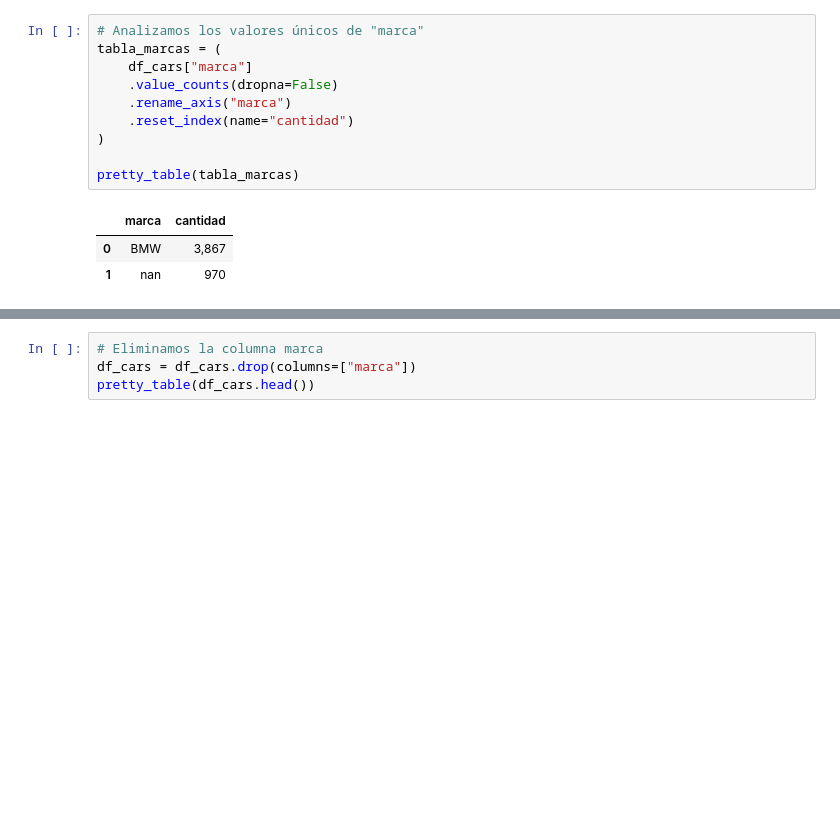
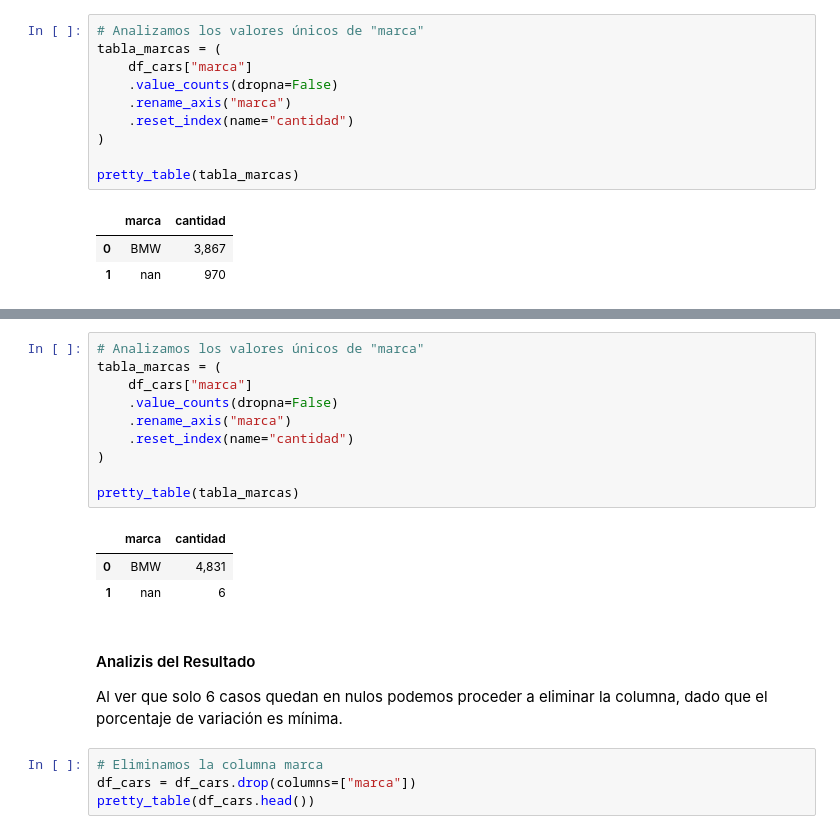
Before and after one commit to JuanCeruso/DataPreparation, a Jupyter notebook: DataPreparation.ipynb, the cells around one changed output, grey strips where cells are left out. Drawn from its saved outputs; the diff is of its cells as text; blank space fills up the shorter version.

```diff
--- a/DataPreparation.ipynb
+++ b/DataPreparation.ipynb
@@ -272,3 +282,21 @@ Como la variable presenta un único valor, el cual no aporta información a la p
+# %%
+# Analizamos los valores únicos de "marca"
+tabla_marcas = (
+    df_cars["marca"]
+    .value_counts(dropna=False)
+    .rename_axis("marca")
+    .reset_index(name="cantidad")
+)
+
+pretty_table(tabla_marcas)
+# %% [output]
+|  | marca | cantidad |
+| 0 | BMW | 4,831 |
+| 1 | nan | 6 |
+# %% [markdown]
+#### Analizis del Resultado
+
+Al ver que solo 6 casos quedan en nulos podemos proceder a eliminar la columna, dado que el porcentaje de variación es mínima.
 # %%
 # Eliminamos la columna marca
 df_cars = df_cars.drop(columns=["marca"])
```
Also changed, not shown: parts of 3 cells of this notebook, 1 other file.
